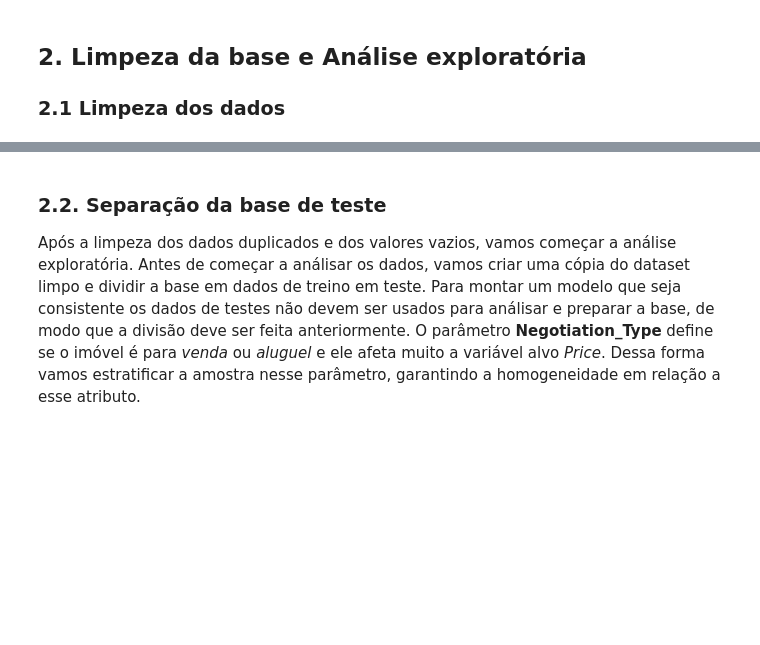
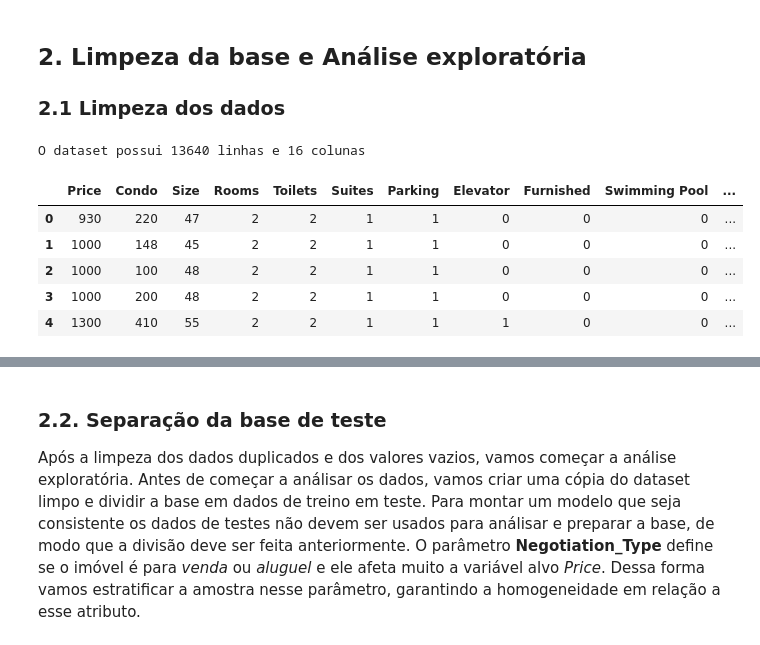
Before and after one commit to ciencia-dados-ifsp-grupo5/SaoPauloRealEstate, a Jupyter notebook: Notebook/SaoPauloRealEstate.ipynb, the cells around one changed output, grey strips where cells are left out. Saved outputs shown, nothing was run; the diff lists cells and outputs as text; code cells hidden in the pictures; blank space fills up the shorter version.

```diff
--- a/Notebook/SaoPauloRealEstate.ipynb
+++ b/Notebook/SaoPauloRealEstate.ipynb
@@ -51,10 +52,18 @@ import numpy as np
 import seaborn as sns
 import matplotlib.pyplot as plt
 # %%
-df = pd.read_csv('/kaggle/input/sao-paulo-real-estate-sale-rent-april-2019/sao-paulo-properties-april-2019.csv')
+df = pd.read_csv('https://github.com/ciencia-dados-ifsp-grupo5/Sao-Paulo-Real-Estate---Sale-Rent---April-2019/blob/main/Data/sao-paulo-properties-april-2019.csv?raw=true')
 
 print(f'O dataset possui {df.shape[0]} linhas e {df.shape[1]} colunas')
 
 df.head()
+# %% [output]
+O dataset possui 13640 linhas e 16 colunas
+|  | Price | Condo | Size | Rooms | Toilets | Suites | Parking | Elevator | Furnished | Swimming Pool | ... |
+| 0 | 930 | 220 | 47 | 2 | 2 | 1 | 1 | 0 | 0 | 0 | ... |
+| 1 | 1000 | 148 | 45 | 2 | 2 | 1 | 1 | 0 | 0 | 0 | ... |
+| 2 | 1000 | 100 | 48 | 2 | 2 | 1 | 1 | 0 | 0 | 0 | ... |
+| 3 | 1000 | 200 | 48 | 2 | 2 | 1 | 1 | 0 | 0 | 0 | ... |
+| 4 | 1300 | 410 | 55 | 2 | 2 | 1 | 1 | 1 | 0 | 0 | ... |
 # %%
 df.info()
```
Also changed, not shown: parts of 68 cells of this notebook.
